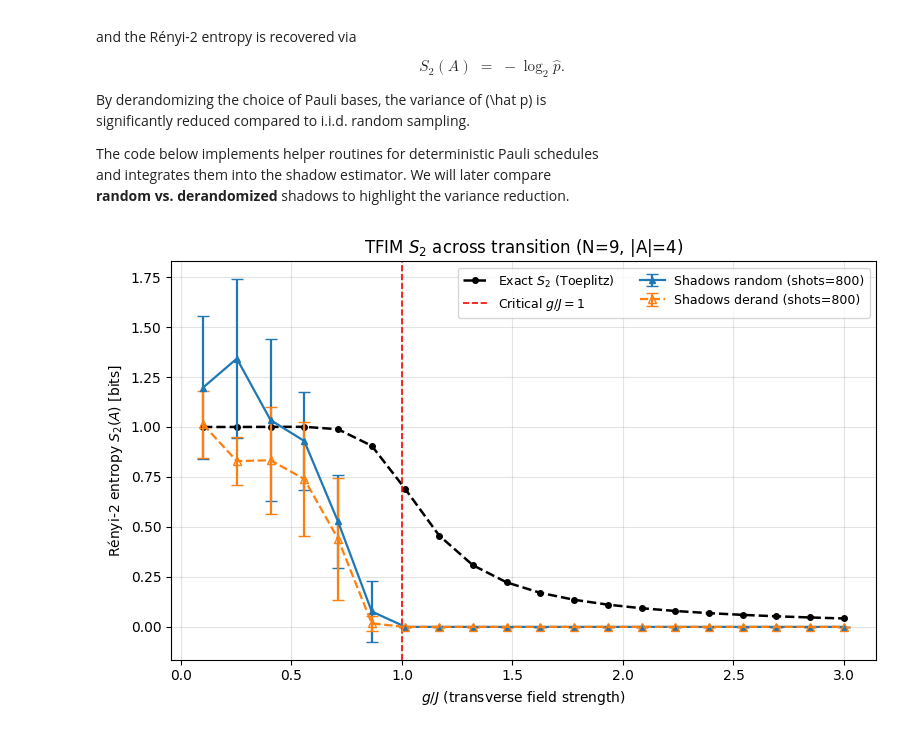
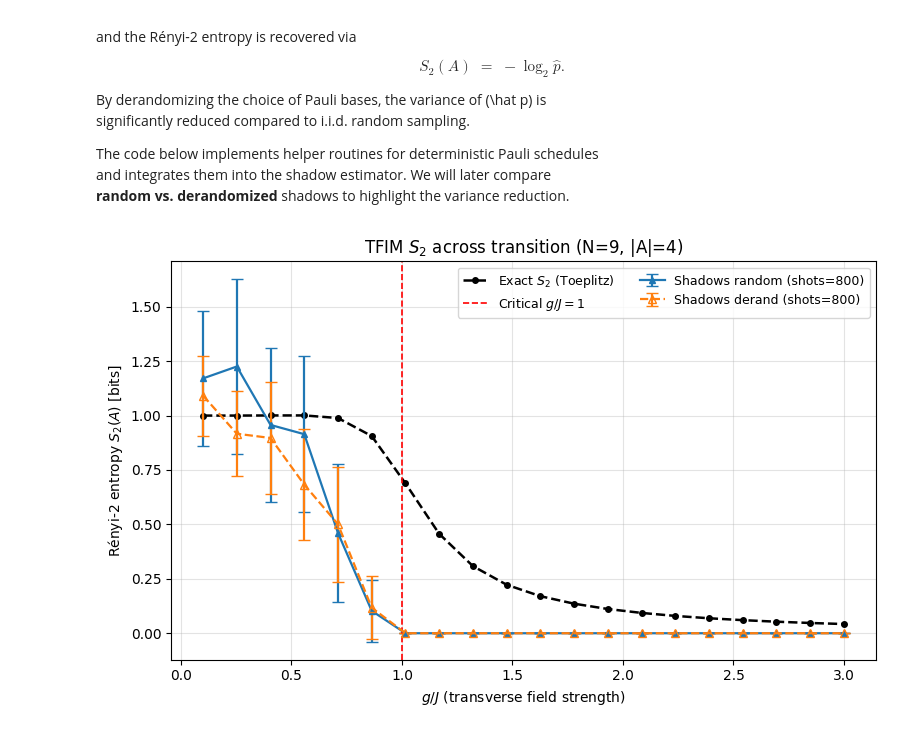
Before and after one commit to junwoojung0908/Ising_Model_Classical_shadow, a Jupyter notebook: TFIM_shadow.ipynb, the cells around one changed output. Drawn from its saved outputs; the diff is of its cells as text; code cells hidden in the pictures.

```diff
--- a/TFIM_shadow.ipynb
+++ b/TFIM_shadow.ipynb
@@ -438,12 +438,12 @@ Here we compare the exact Rényi-2 entropy with the estimate from classical shad
 # ==== Sweep over g: Exact (Toeplitz) vs Shadows with multiple shots ====
 
 # Params
-N = 9
+N = 6
 J = 1.0
 g_list   = np.linspace(0.1, 3.0, 20)
 L        = N // 2                 # block length
 keep     = list(range(L))         # contiguous block [0..L-1]
-shots_list = [400, 600, 800]      # compare these shot counts
+shots_list = [400, 800, 1600]      # compare these shot counts
 n_trials = 5                      # repeats for error bars
 
 # --- Exact once ---
@@ -603,7 +603,7 @@ g_list    = np.linspace(0.1, 3.0, 20)
 L         = N // 2
 keep      = list(range(L))
 shots_list = [800]
-n_trials  = 5
+n_trials  = 10
 
 # --- exact once (Toeplitz) ---
 S2_exact_list = [estimate_S2(N, J, g, L=L, method="toeplitz") for g in g_list]
@@ -638,31 +638,31 @@ for shots in shots_list:
 # --- plot ---
 plt.figure(figsize=(8,5))
 # exact
 plt.plot(g_list, S2_exact_list, 'k--o', lw=1.8, ms=4, label=r"Exact $S_2$ (Toeplitz)")
 
 # style helpers
 markers = {400:'s', 600:'D', 800:'^'}  # square, diamond, triangle
 
 for shots in shots_list:
     # random: solid filled markers
     mean_r, std_r = curves[("random", shots)]
     plt.errorbar(g_list, mean_r, yerr=std_r,
                  fmt=markers[shots]+'-', capsize=4, lw=1.6, ms=5,
                  label=f"Shadows random (shots={shots})")
 
     # derand: dashed, hollow markers (same shape/color as random)
     mean_d, std_d = curves[("derand", shots)]
     plt.errorbar(g_list, mean_d, yerr=std_d,
                  fmt=markers[shots]+'--', mfc='none', capsize=4, lw=1.6, ms=6,
                  label=f"Shadows derand (shots={shots})")
 
 plt.axvline(1.0, color='r', ls='--', lw=1.2, label=r"Critical $g/J=1$")
 plt.xlabel(r"$g/J$ (transverse field strength)")
 plt.ylabel(r"Rényi-2 entropy $S_2(A)$ [bits]")
 plt.title(fr"TFIM $S_2$ across transition (N={N}, |A|={L})")
 plt.grid(True, alpha=0.35)
 plt.legend(ncol=2, fontsize=9)
 plt.tight_layout()
 plt.show()
 # %% [output]
-[figure, old version]
+[figure, new version]
```
Also changed, not shown: parts of 1 cell of this notebook.
